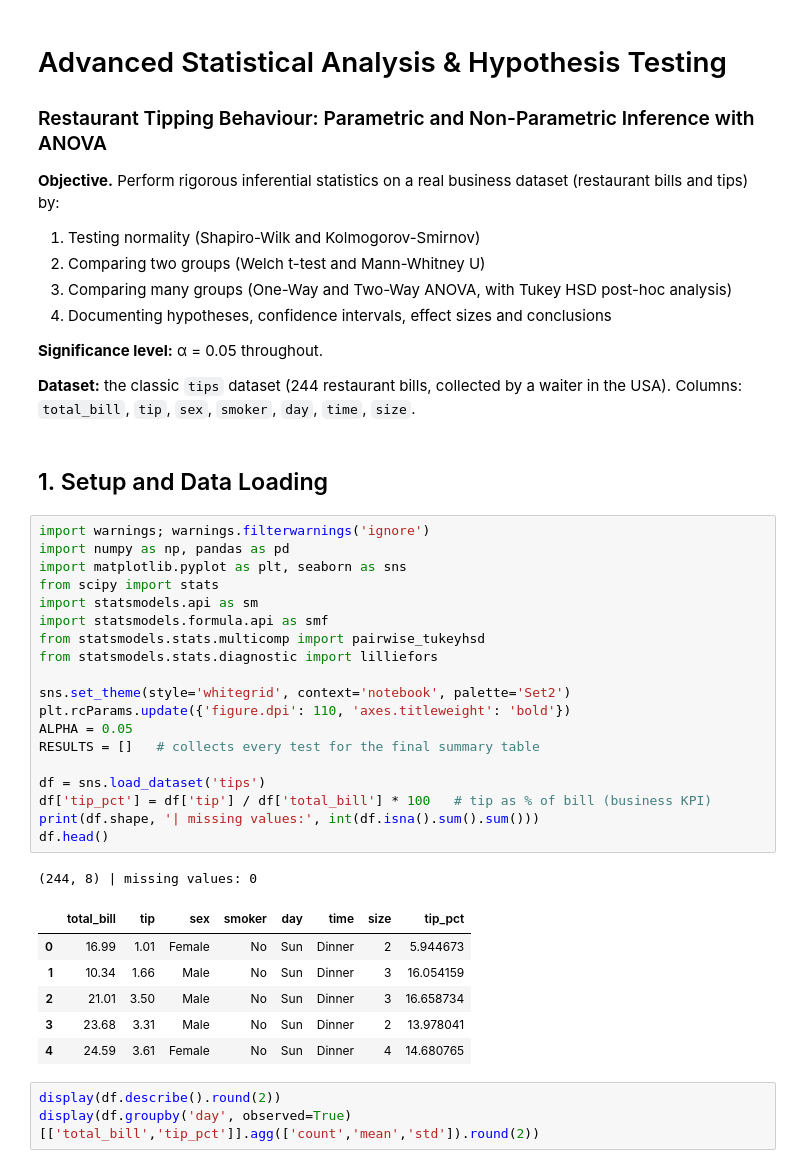
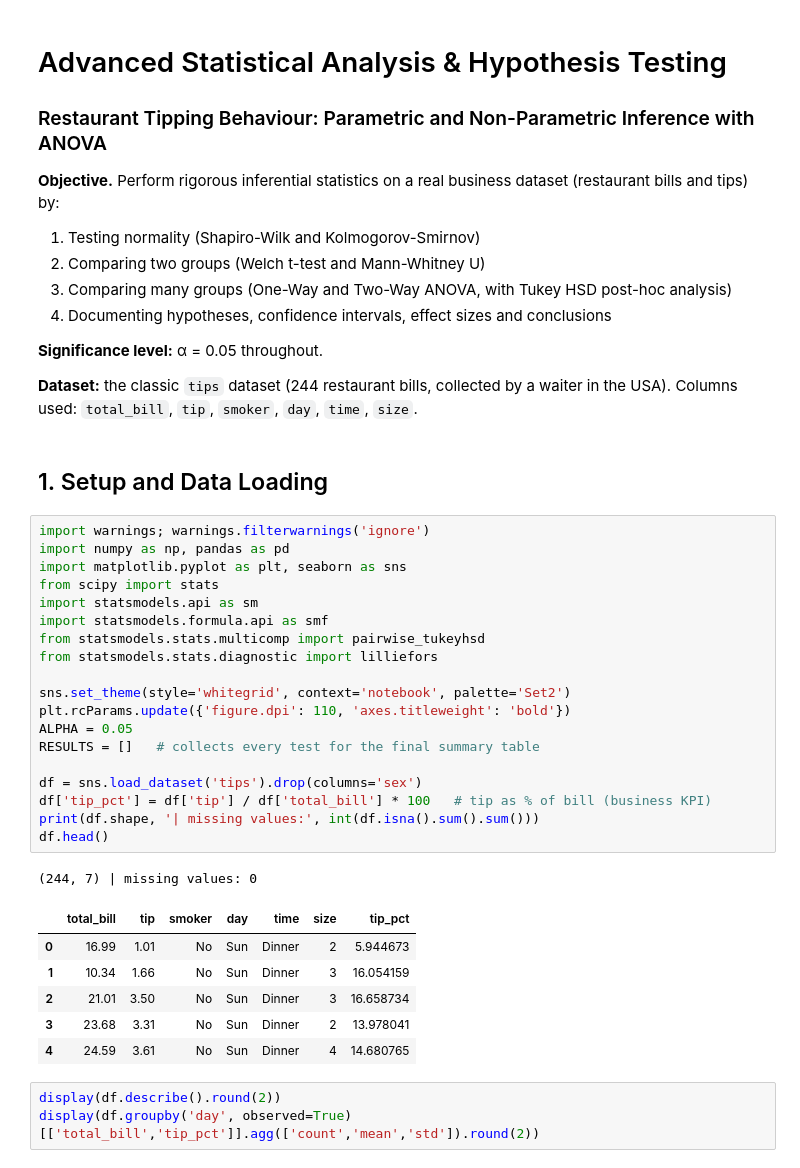
Before and after one commit to kiruthigar2008/advanced-statistical-analysis-hypothesis-testing, a Jupyter notebook: Advanced_Statistical_Analysis_Hypothesis_Testing.ipynb, the cells around one changed output. Cells and saved outputs as stored; diff of their text form.

```diff
--- a/Advanced_Statistical_Analysis_Hypothesis_Testing.ipynb
+++ b/Advanced_Statistical_Analysis_Hypothesis_Testing.ipynb
@@ -11,36 +11,36 @@
 
 **Significance level:** α = 0.05 throughout.
 
-**Dataset:** the classic `tips` dataset (244 restaurant bills, collected by a waiter in the USA). Columns: `total_bill`, `tip`, `sex`, `smoker`, `day`, `time`, `size`.
+**Dataset:** the classic `tips` dataset (244 restaurant bills, collected by a waiter in the USA). Columns used: `total_bill`, `tip`, `smoker`, `day`, `time`, `size`.
 # %% [markdown]
 ## 1. Setup and Data Loading
 # %%
 import warnings; warnings.filterwarnings('ignore')
 import numpy as np, pandas as pd
 import matplotlib.pyplot as plt, seaborn as sns
 from scipy import stats
 import statsmodels.api as sm
 import statsmodels.formula.api as smf
 from statsmodels.stats.multicomp import pairwise_tukeyhsd
 from statsmodels.stats.diagnostic import lilliefors
 
 sns.set_theme(style='whitegrid', context='notebook', palette='Set2')
 plt.rcParams.update({'figure.dpi': 110, 'axes.titleweight': 'bold'})
 ALPHA = 0.05
 RESULTS = []   # collects every test for the final summary table
 
-df = sns.load_dataset('tips')
+df = sns.load_dataset('tips').drop(columns='sex')
 df['tip_pct'] = df['tip'] / df['total_bill'] * 100   # tip as % of bill (business KPI)
 print(df.shape, '| missing values:', int(df.isna().sum().sum()))
 df.head()
 # %% [output]
-(244, 8) | missing values: 0
+(244, 7) | missing values: 0
-|  | total_bill | tip | sex | smoker | day | time | size | tip_pct |
-| 0 | 16.99 | 1.01 | Female | No | Sun | Dinner | 2 | 5.944673 |
-| 1 | 10.34 | 1.66 | Male | No | Sun | Dinner | 3 | 16.054159 |
-| 2 | 21.01 | 3.50 | Male | No | Sun | Dinner | 3 | 16.658734 |
-| 3 | 23.68 | 3.31 | Male | No | Sun | Dinner | 2 | 13.978041 |
-| 4 | 24.59 | 3.61 | Female | No | Sun | Dinner | 4 | 14.680765 |
+|  | total_bill | tip | smoker | day | time | size | tip_pct |
+| 0 | 16.99 | 1.01 | No | Sun | Dinner | 2 | 5.944673 |
+| 1 | 10.34 | 1.66 | No | Sun | Dinner | 3 | 16.054159 |
+| 2 | 21.01 | 3.50 | No | Sun | Dinner | 3 | 16.658734 |
+| 3 | 23.68 | 3.31 | No | Sun | Dinner | 2 | 13.978041 |
+| 4 | 24.59 | 3.61 | No | Sun | Dinner | 4 | 14.680765 |
 # %%
 display(df.describe().round(2))
 display(df.groupby('day', observed=True)[['total_bill','tip_pct']].agg(['count','mean','std']).round(2))
```
Also changed, not shown: parts of 19 cells of this notebook, 1 other file.
